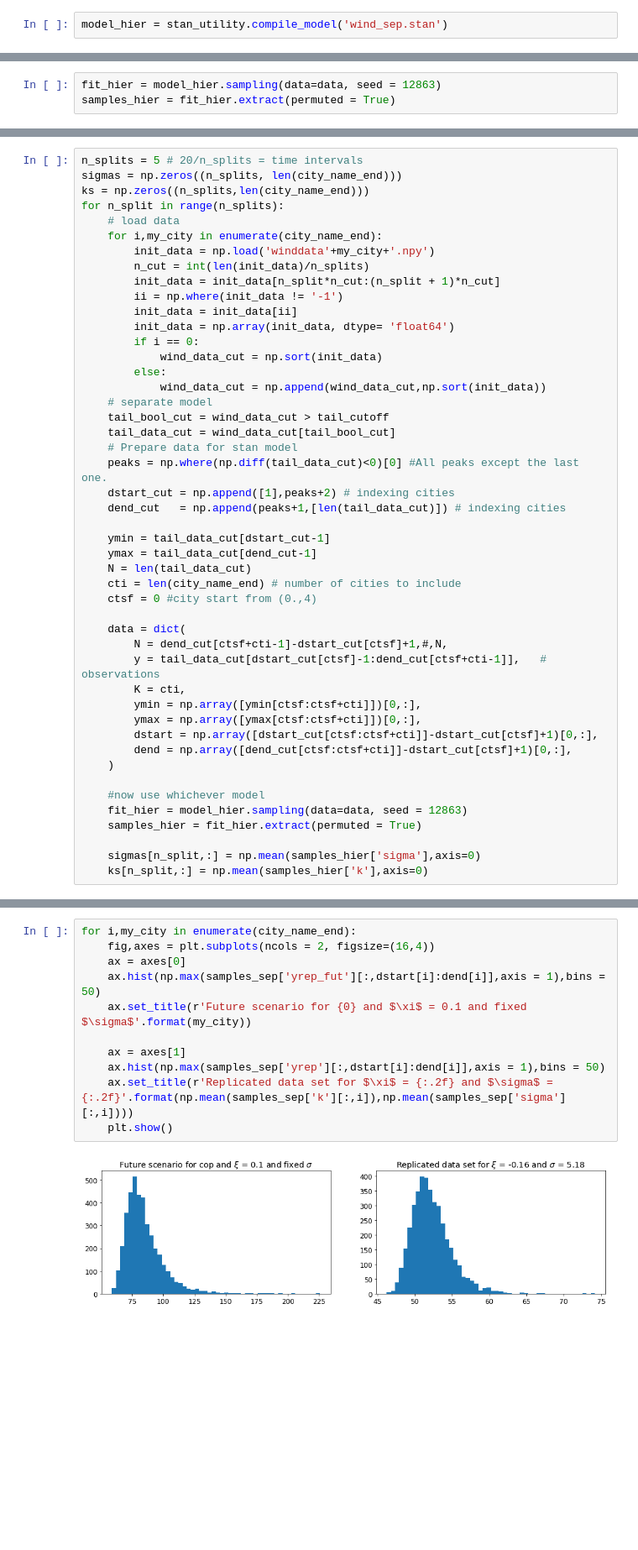
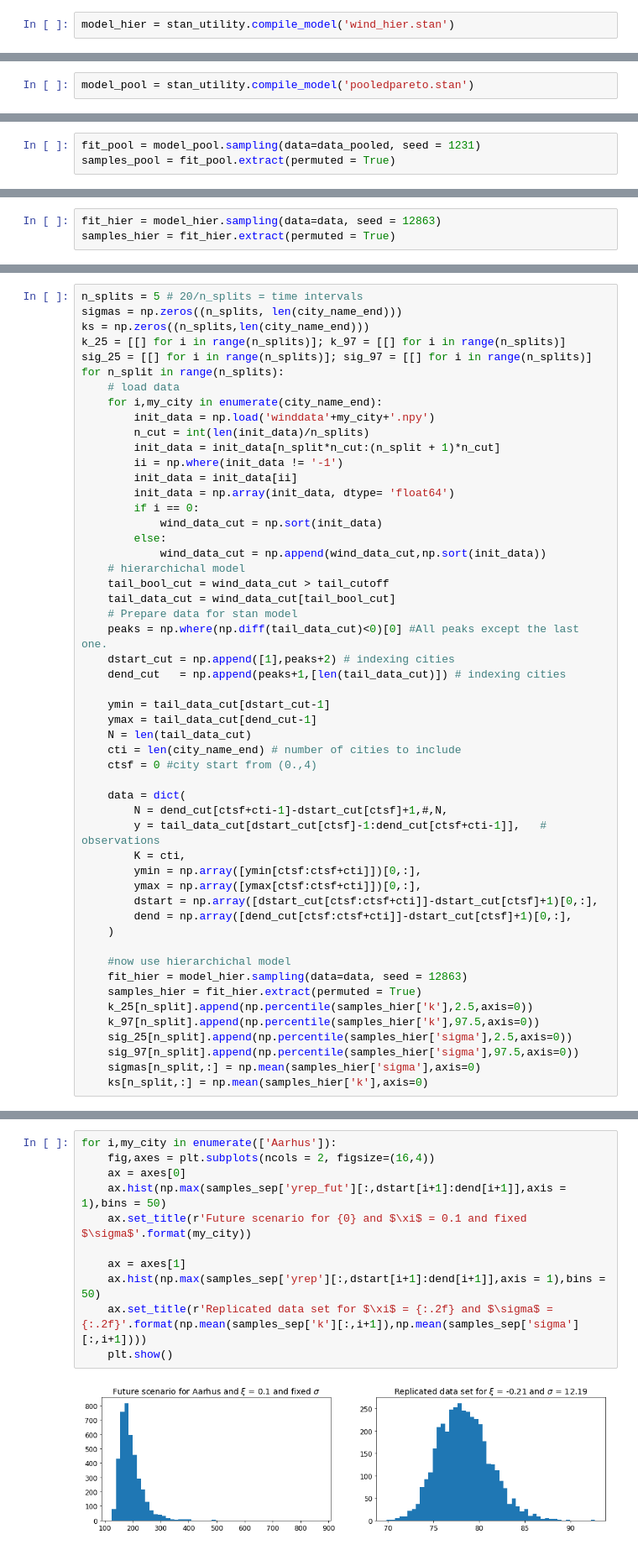
Before and after one commit to FelixBoelle/BDA-project, a Jupyter notebook: BDA-extremeWindDenmark.ipynb, the cells around one changed output, grey strips where cells are left out. Shown at 84% size. Saved outputs shown, nothing was run; the diff lists cells and outputs as text; blank space fills up the shorter version.

```diff
--- a/BDA-extremeWindDenmark.ipynb
+++ b/BDA-extremeWindDenmark.ipynb
@@ -186,6 +234,6 @@ functions {
 //    predccdf[nt] = exp(gpareto_lccdf(rep_vector(yt[nt],1) | ymin, k, sigma));
 }
 # %%
-model_hier = stan_utility.compile_model('wind_sep.stan')
+model_hier = stan_utility.compile_model('wind_hier.stan')
 # %% [output]
 Using cached StanModel
@@ -194,0 +263,2 @@ Start with getting the samples
+# %%
+model_pool = stan_utility.compile_model('pooledpareto.stan')
@@ -194,0 +272,3 @@ Start with getting the samples
+# %%
+fit_pool = model_pool.sampling(data=data_pooled, seed = 1231)
+samples_pool = fit_pool.extract(permuted = True)
@@ -377,6 +575,8 @@ LOO-sep -14218.982527683951
 n_splits = 5 # 20/n_splits = time intervals
 sigmas = np.zeros((n_splits, len(city_name_end)))
 ks = np.zeros((n_splits,len(city_name_end)))
+k_25 = [[] for i in range(n_splits)]; k_97 = [[] for i in range(n_splits)]
+sig_25 = [[] for i in range(n_splits)]; sig_97 = [[] for i in range(n_splits)]
 for n_split in range(n_splits):
     # load data
     for i,my_city in enumerate(city_name_end):
@@ -390,7 +590,7 @@ for n_split in range(n_splits):
             wind_data_cut = np.sort(init_data)
         else:
             wind_data_cut = np.append(wind_data_cut,np.sort(init_data))
-    # separate model
+    # hierarchichal model
     tail_bool_cut = wind_data_cut > tail_cutoff
     tail_data_cut = wind_data_cut[tail_bool_cut]
     # Prepare data for stan model
@@ -414,10 +614,13 @@ for n_split in range(n_splits):
         dend = np.array([dend_cut[ctsf:ctsf+cti]]-dstart_cut[ctsf]+1)[0,:],
     )
 
-    #now use whichever model
+    #now use hierarchichal model
     fit_hier = model_hier.sampling(data=data, seed = 12863)
     samples_hier = fit_hier.extract(permuted = True)
-
+    k_25[n_split].append(np.percentile(samples_hier['k'],2.5,axis=0))
+    k_97[n_split].append(np.percentile(samples_hier['k'],97.5,axis=0))
+    sig_25[n_split].append(np.percentile(samples_hier['sigma'],2.5,axis=0))
+    sig_97[n_split].append(np.percentile(samples_hier['sigma'],97.5,axis=0))
     sigmas[n_split,:] = np.mean(samples_hier['sigma'],axis=0)
     ks[n_split,:] = np.mean(samples_hier['k'],axis=0)
 # %%
@@ -453,13 +712,13 @@ The model suggests larger k values and smaller sigma values for future observati
 # %%
-for i,my_city in enumerate(city_name_end):
+for i,my_city in enumerate(['Aarhus']):
     fig,axes = plt.subplots(ncols = 2, figsize=(16,4))
     ax = axes[0]
-    ax.hist(np.max(samples_sep['yrep_fut'][:,dstart[i]:dend[i]],axis = 1),bins = 50)
+    ax.hist(np.max(samples_sep['yrep_fut'][:,dstart[i+1]:dend[i+1]],axis = 1),bins = 50)
     ax.set_title(r'Future scenario for {0} and $\xi$ = 0.1 and fixed $\sigma$'.format(my_city))
 
     ax = axes[1]
-    ax.hist(np.max(samples_sep['yrep'][:,dstart[i]:dend[i]],axis = 1),bins = 50)
-    ax.set_title(r'Replicated data set for $\xi$ = {:.2f} and $\sigma$ = {:.2f}'.format(np.mean(samples_sep['k'][:,i]),np.mean(samples_sep['sigma'][:,i])))
+    ax.hist(np.max(samples_sep['yrep'][:,dstart[i+1]:dend[i+1]],axis = 1),bins = 50)
+    ax.set_title(r'Replicated data set for $\xi$ = {:.2f} and $\sigma$ = {:.2f}'.format(np.mean(samples_sep['k'][:,i+1]),np.mean(samples_sep['sigma'][:,i+1])))
     plt.show()
 # %% [output]
-[figure, old version]
+[figure, new version]
```
Also changed, not shown: parts of 54 cells of this notebook, 1 other file.
